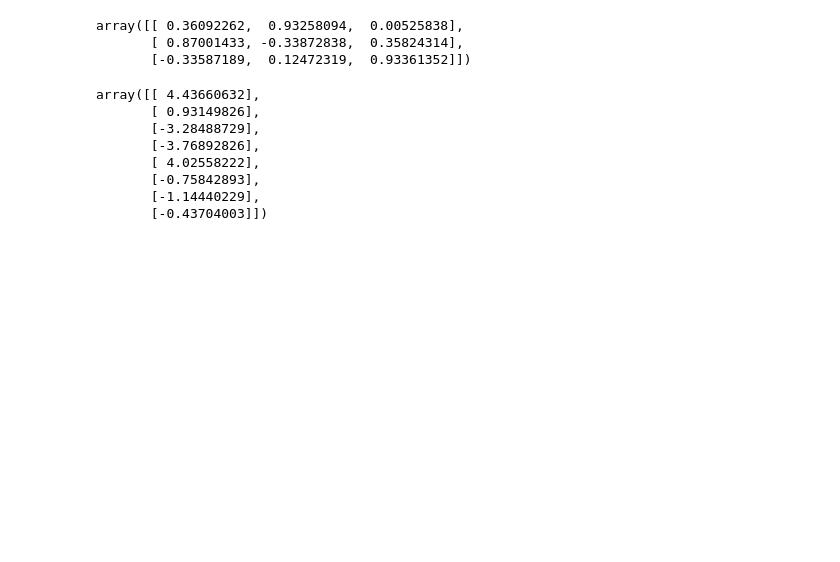
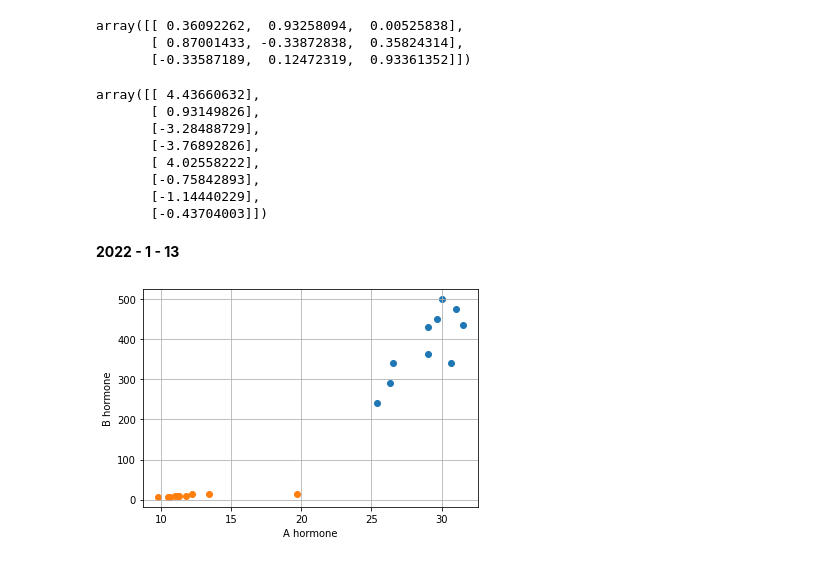
Before and after one commit to eaglehkim/python, a Jupyter notebook: prac3.ipynb, the cells around one changed output. Drawn from its saved outputs; the diff is of its cells as text; code cells hidden in the pictures; blank space fills up the shorter version.

```diff
--- a/prac3.ipynb
+++ b/prac3.ipynb
@@ -244,3 +244,5 @@ array([[ 4.43660632],
        [-0.75842893],
        [-1.14440229],
        [-0.43704003]])
+# %% [markdown]
+**2022 - 1 - 13**
@@ -246,0 +261,22 @@ array([[ 4.43660632],
+# %%
+####################### KNM 기법 ##############################
+
+A_heat = [25.4, 26.3, 26.5, 29.0, 29.0, 29.7, 30.0, 30.7, 31.0, 31.5] # 발정기가 온 A_Hormone
+B_heat = [242, 290, 340, 363, 430, 450, 500, 340, 475, 435]        #             B_Hormone
+
+A_norm = [9.8, 10.5, 10.6, 11.0, 11.2, 11.3, 11.8, 12.2, 13.4, 19.7]
+B_norm = [6.7, 7.5, 7.0, 9.7, 9.8, 8.7, 10.0, 13.0, 14.3, 15.0]
+
+import numpy as np
+import matplotlib.pyplot as plt
+
+plt.scatter(A_heat, B_heat)
+plt.scatter(A_norm, B_norm)
+
+plt.xlabel("A hormone")
+plt.ylabel("B hormone")
+
+plt.grid()
+plt.show()
+# %% [output]
+[figure, added]
```
Also changed, not shown: parts of 23 cells of this notebook.
